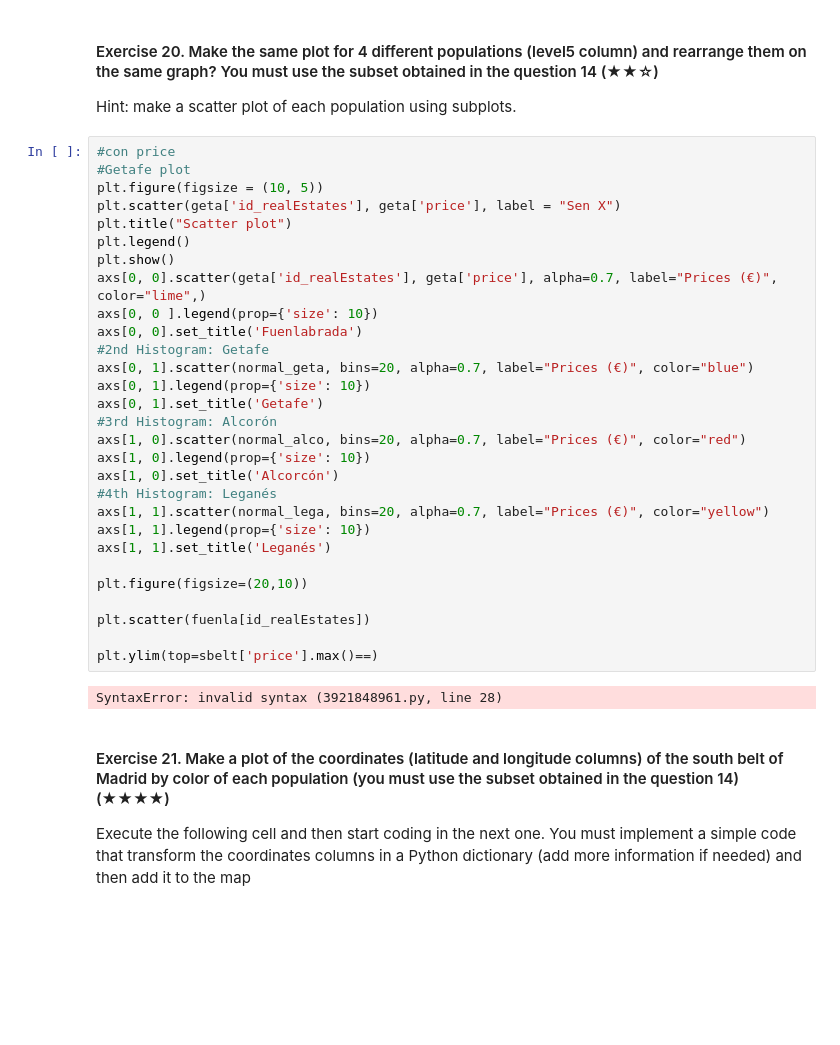
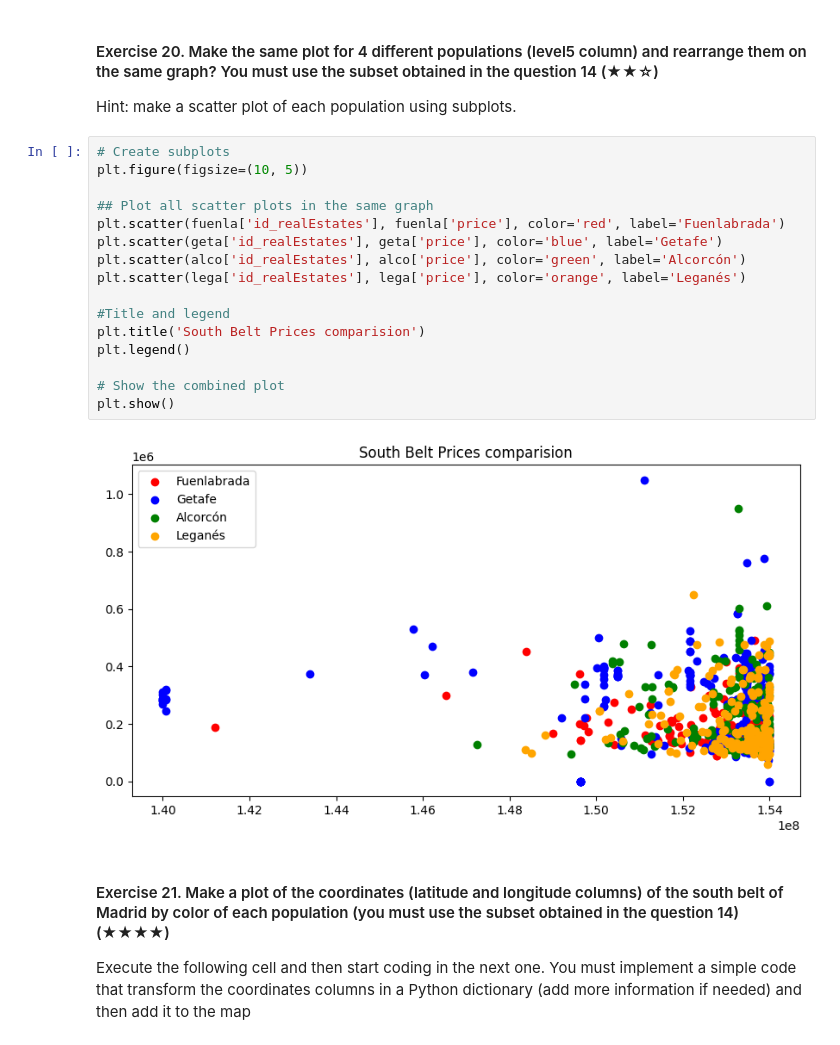
Before and after one commit to SamuelHollis/Final_project_Samu_realestate-datacleanup-exercise, a Jupyter notebook: project.ipynb, the cells around one changed output. Saved outputs shown, nothing was run; the diff lists cells and outputs as text; blank space fills up the shorter version.

```diff
--- a/project.ipynb
+++ b/project.ipynb
@@ -494,36 +496,23 @@ Also worth noting is that if we disregard the values of 0, Alcorcón has the mos
 #### Exercise 20. Make the same plot for 4 different populations (level5 column) and rearrange them on the same graph? You must use the subset obtained in the question 14 (★★☆)
 Hint: make a scatter plot of each population using subplots.
 # %%
-#con price
-#Getafe plot
-plt.figure(figsize = (10, 5))
-plt.scatter(geta['id_realEstates'], geta['price'], label = "Sen X")
-plt.title("Scatter plot")
+# Create subplots
+plt.figure(figsize=(10, 5))
+
+## Plot all scatter plots in the same graph
+plt.scatter(fuenla['id_realEstates'], fuenla['price'], color='red', label='Fuenlabrada')
+plt.scatter(geta['id_realEstates'], geta['price'], color='blue', label='Getafe')
+plt.scatter(alco['id_realEstates'], alco['price'], color='green', label='Alcorcón')
+plt.scatter(lega['id_realEstates'], lega['price'], color='orange', label='Leganés')
+
+#Title and legend
+plt.title('South Belt Prices comparision')
 plt.legend()
+
+# Show the combined plot
 plt.show()
-axs[0, 0].scatter(geta['id_realEstates'], geta['price'], alpha=0.7, label="Prices (€)", color="lime",)
-axs[0, 0 ].legend(prop={'size': 10})
-axs[0, 0].set_title('Fuenlabrada')
-#2nd Histogram: Getafe
-axs[0, 1].scatter(normal_geta, bins=20, alpha=0.7, label="Prices (€)", color="blue")
-axs[0, 1].legend(prop={'size': 10})
-axs[0, 1].set_title('Getafe')
-#3rd Histogram: Alcorón
-axs[1, 0].scatter(normal_alco, bins=20, alpha=0.7, label="Prices (€)", color="red")
-axs[1, 0].legend(prop={'size': 10})
-axs[1, 0].set_title('Alcorcón')
-#4th Histogram: Leganés
-axs[1, 1].scatter(normal_lega, bins=20, alpha=0.7, label="Prices (€)", color="yellow")
-axs[1, 1].legend(prop={'size': 10})
-axs[1, 1].set_title('Leganés')
-
-plt.figure(figsize=(20,10))
-
-plt.scatter(fuenla[id_realEstates])
-
-plt.ylim(top=sbelt['price'].max()==)
 # %% [output]
-SyntaxError: invalid syntax (3921848961.py, line 28)
+[figure, added]
 # %% [markdown]
 #### Exercise 21. Make a plot of the coordinates (latitude and longitude columns) of the south belt of Madrid by color of each population (you must use the subset obtained in the question 14) (★★★★)
 
```
Also changed, not shown: parts of 2 cells of this notebook.
